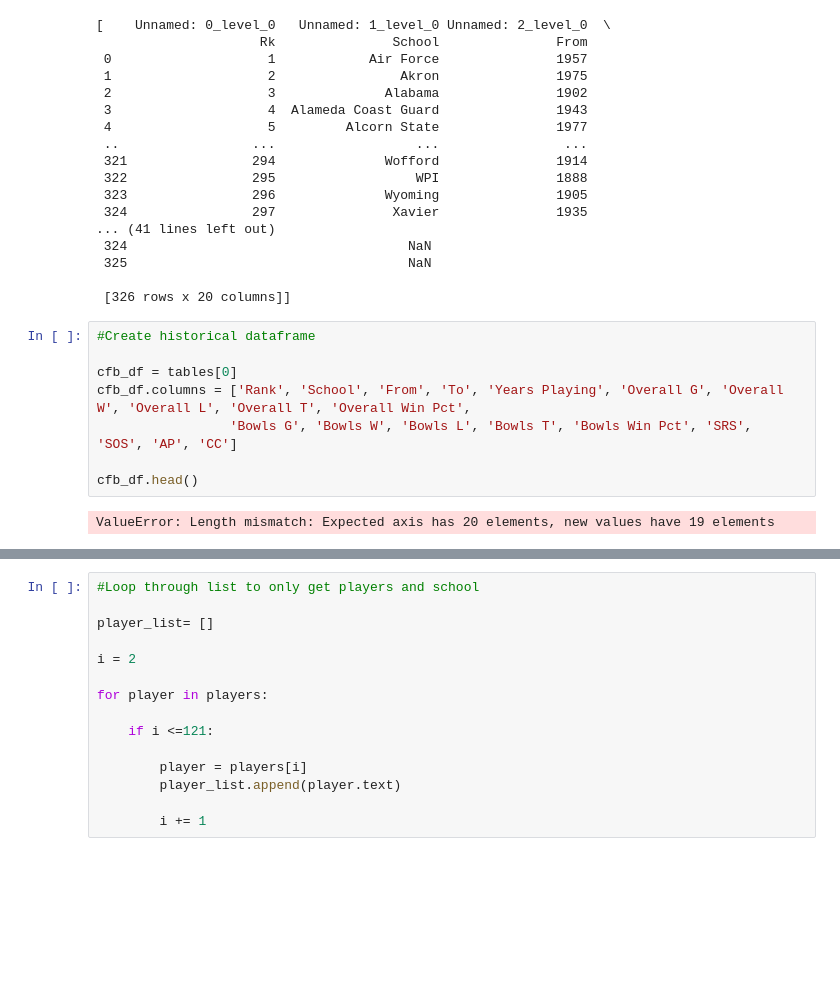
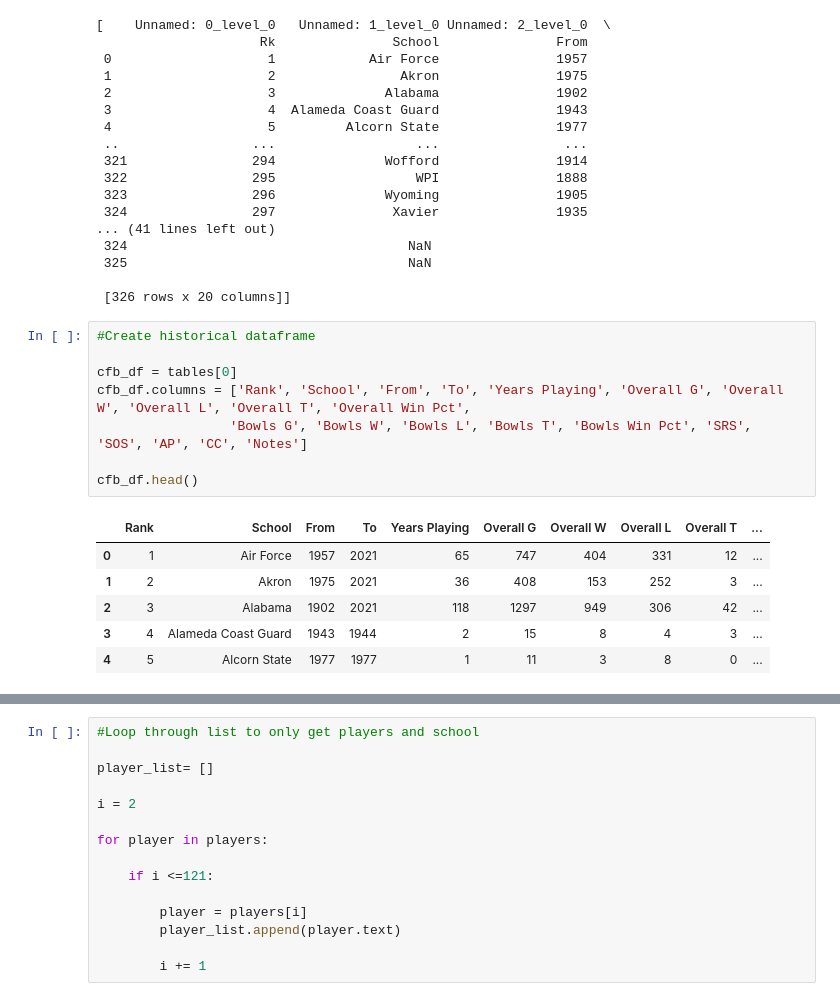
Before and after one commit to swillia75/ETL-project, a Jupyter notebook: CFB ETL Challenge Project.ipynb, the cells around one changed output, grey strips where cells are left out. Drawn from its saved outputs; the diff is of its cells as text; blank space fills up the shorter version.

```diff
--- a/CFB ETL Challenge Project.ipynb
+++ b/CFB ETL Challenge Project.ipynb
@@ -90,11 +90,16 @@ tables
 # %%
 #Create historical dataframe
 
 cfb_df = tables[0]
 cfb_df.columns = ['Rank', 'School', 'From', 'To', 'Years Playing', 'Overall G', 'Overall W', 'Overall L', 'Overall T', 'Overall Win Pct',
-                 'Bowls G', 'Bowls W', 'Bowls L', 'Bowls T', 'Bowls Win Pct', 'SRS', 'SOS', 'AP', 'CC']
+                 'Bowls G', 'Bowls W', 'Bowls L', 'Bowls T', 'Bowls Win Pct', 'SRS', 'SOS', 'AP', 'CC', 'Notes']
 
 cfb_df.head()
 # %% [output]
-ValueError: Length mismatch: Expected axis has 20 elements, new values have 19 elements
+|  | Rank | School | From | To | Years Playing | Overall G | Overall W | Overall L | Overall T | ... |
+| 0 | 1 | Air Force | 1957 | 2021 | 65 | 747 | 404 | 331 | 12 | ... |
+| 1 | 2 | Akron | 1975 | 2021 | 36 | 408 | 153 | 252 | 3 | ... |
+| 2 | 3 | Alabama | 1902 | 2021 | 118 | 1297 | 949 | 306 | 42 | ... |
+| 3 | 4 | Alameda Coast Guard | 1943 | 1944 | 2 | 15 | 8 | 4 | 3 | ... |
+| 4 | 5 | Alcorn State | 1977 | 1977 | 1 | 11 | 3 | 8 | 0 | ... |
 # %%
```
Also changed, not shown: parts of 4 cells of this notebook.
